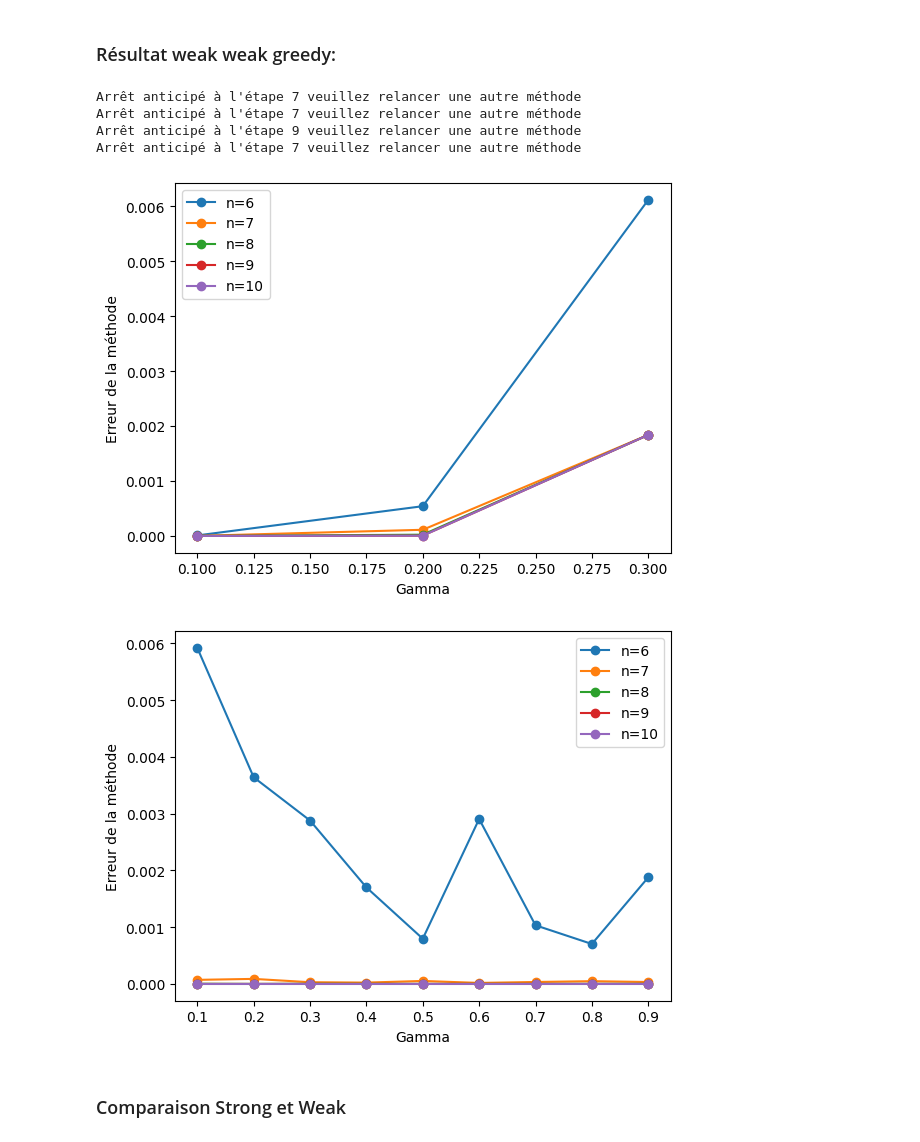
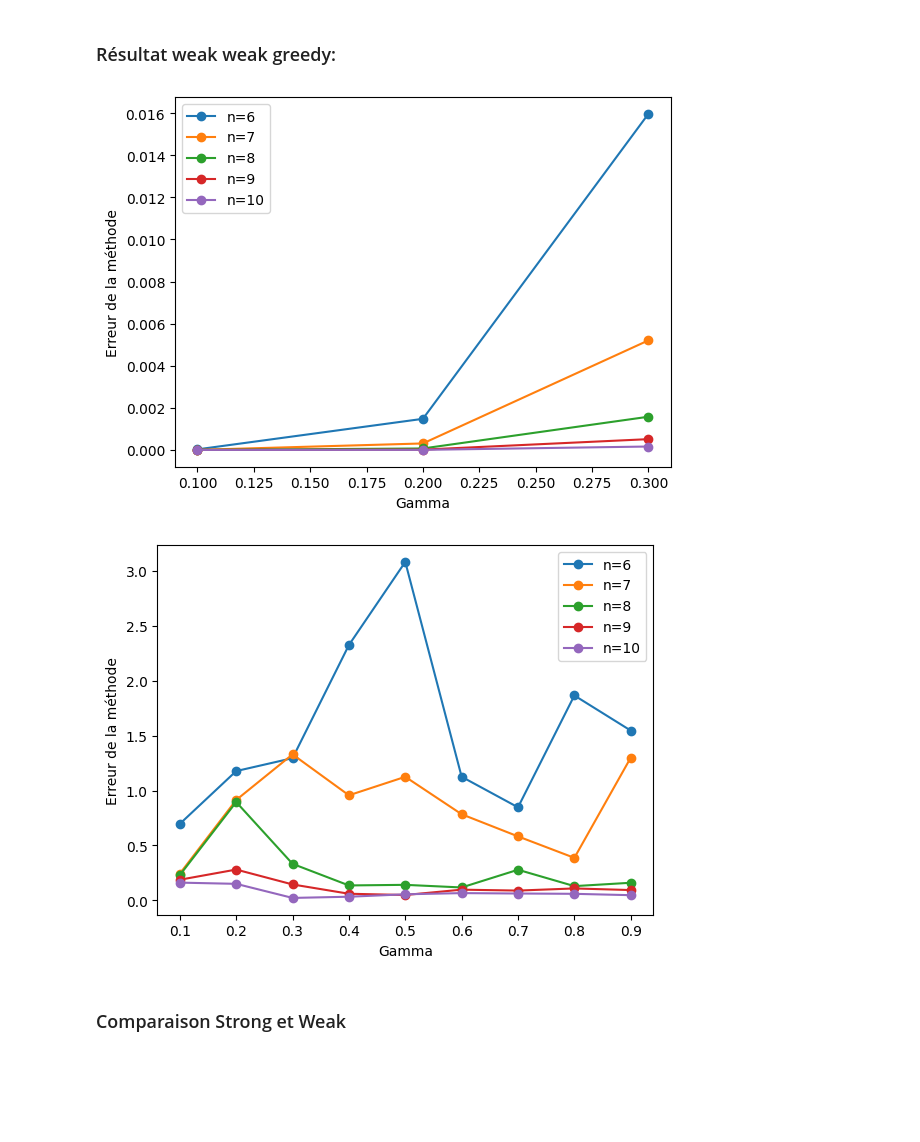
Before and after one commit to Viciciciccd/Greedy_n-withd, a Jupyter notebook: Greedy.ipynb, the cells around one changed output. Saved outputs shown, nothing was run; the diff lists cells and outputs as text; code cells hidden in the pictures; blank space fills up the shorter version.

```diff
--- a/Greedy.ipynb
+++ b/Greedy.ipynb
@@ -20,7 +27,7 @@ from scipy.optimize import minimize
 # Premier test
 t = np.linspace(0, 1, 100)
 K = np.linspace(0, 10, 1000)
-F1 = [np.sin(k * t) for k in K]
+F1 = [np.exp(np.sin(k * t))*np.sin(k*t) for k in K]
 
 # Deuxième test
 # %% [markdown]
@@ -164,7 +171,7 @@ def pca_reduction(F, n):
 # %% [markdown]
 ### Résultats Weak Greedy
 # %%
-gammaValues = [0.1, 0.2, 0.3, 0.4, 0.5, 0.6, 0.7, 0.8, 0.9]
+gammaValues = [0.1, 0.2, 0.3, 0.4, 0.5, 0.6, 0.7, 0.8, 0.9,1]
 def greedy_errors_weak(n):
     greedy_errors_weak_gamma = [weakgreedy(F1, gamma, n, 80)[1][-1] for gamma in gammaValues]
     plt.plot(gammaValues, greedy_errors_weak_gamma, 'o-', label=f'n={n}')
@@ -192,25 +199,21 @@ plt.ylabel('Erreur de la méthode')
 plt.legend()
 plt.show()
 # %% [output]
-Arrêt anticipé à l'étape 7 veuillez relancer une autre méthode
-Arrêt anticipé à l'étape 7 veuillez relancer une autre méthode
-Arrêt anticipé à l'étape 9 veuillez relancer une autre méthode
-Arrêt anticipé à l'étape 7 veuillez relancer une autre méthode
-[figure, old version]
+[figure, new version]
 # %%
-gammaValues = [0.1, 0.2, 0.3, 0.4, 0.5, 0.6, 0.7, 0.8, 0.9]
+gammaValues = [0.1, 0.2, 0.3, 0.4, 0.5, 0.6, 0.7, 0.8, 0.9,1]
 def greedy_errors_weak(n):
     greedy_errors_weak_gamma = [weakgreedy(F1, gamma, n, 80)[1][-1] for gamma in gammaValues]
     plt.plot(gammaValues, greedy_errors_weak_gamma, 'o-', label=f'n={n}')
 
 for i in range( 6,11):
     greedy_errors_weak(i)
 plt.xlabel('Gamma')
 plt.ylabel('Erreur de la méthode')
 plt.legend()
 plt.show()
 # %% [output]
-[figure, old version]
+[figure, new version]
 # %% [markdown]
 ### Comparaison Strong et Weak
 # %%
```
Also changed, not shown: parts of 7 cells of this notebook.
